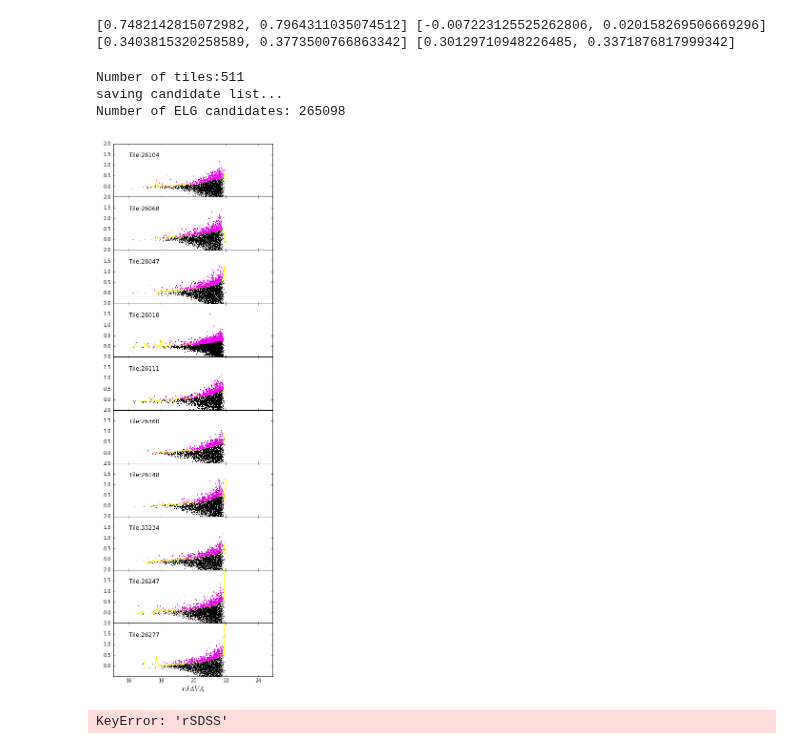
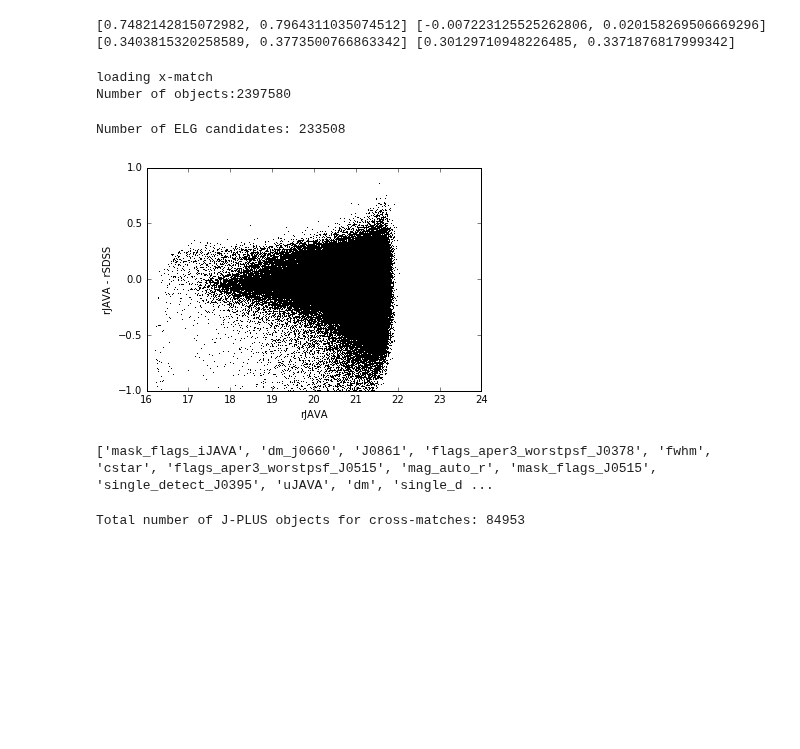
Before and after one commit to aaorsi/ELG_analysis, a Jupyter notebook: learn_ELGz.ipynb, the cells around one changed output. Cells and saved outputs as stored; diff of their text form; code cells hidden in the pictures; blank space fills up the shorter version.

```diff
--- a/learn_ELGz.ipynb
+++ b/learn_ELGz.ipynb
@@ -53,7 +55,7 @@ j-plus [INFO]: Fetching  J-PLUS filters
 # %%
 # Cross Match with SDSS Phot and add SDSS magnitudes to master, gal_jplus catalogue
 
-AddSDSSPhot = False # This adds SDSS magnitudes to xmatches with gal_jplus, but then removes the original gal_jplus and replaces it with the xmatches
+AddSDSSPhot = True # This adds SDSS magnitudes to xmatches with gal_jplus, but then removes the original gal_jplus and replaces it with the xmatches
 LoadSDSSxJPLUS = True # if False it will perform the cross match. Otherwise it reads a file
 
 xmfile = 'jplus_sdssphot.data'
@@ -96,12 +98,15 @@ if AddSDSSPhot:
 
         with open(xmfile,'wb') as outfile:
             pickle.dump(gal_jplus,outfile,protocol=pickle.HIGHEST_PROTOCOL)
+# %% [output]
+loading x-match
+Number of objects:2397580
 # %%
 # Compute sigma curves for each tile
 %matplotlib inline
-ComputeSigmas = True
+ComputeSigmas = False
 
-suff ='JAVA'
+suff ='SDSS'
 
 import pickle
 
@@ -153,48 +158,50 @@ else:
 
 print 'Number of ELG candidates: %d'%len(elg_cand['tile_id'])
 # %% [output]
-Number of tiles:511
-saving candidate list...
-Number of ELG candidates: 265098
+Number of ELG candidates: 233508
-[figure, removed]
 # %%
 %matplotlib inline
-import matplotlib.pyplot as plt
 
-plt.plot(elg_cand['rJAVA'][:,0],elg_cand['rJAVA'][:,0] - elg_cand['rSDSS'][:,0],'k,')
-plt.ylim([-1,1])
-plt.xlim([16,24])
-plt.xlabel('rJAVA')
-plt.ylabel('rJAVA - rSDSS')
+if suff == 'SDSS': # check cross-match by comparing rJAVA to rSDSS
+    import matplotlib.pyplot as plt
 
-plt.show()
+    plt.plot(elg_cand['rJAVA'][:,0],elg_cand['rJAVA'][:,0] - elg_cand['rSDSS'][:,0],'k,')
+    plt.ylim([-1,1])
+    plt.xlim([16,24])
+    plt.xlabel('rJAVA')
+    plt.ylabel('rJAVA - rSDSS')
 
-print elg_cand.keys()
+    plt.show()
+
+    print elg_cand.keys()
 # %% [output]
+[figure, added]
-KeyError: 'rSDSS'
+['mask_flags_iJAVA', 'dm_j0660', 'J0861', 'flags_aper3_worstpsf_J0378', 'fwhm', 'cstar', 'flags_aper3_worstpsf_J0515', 'mag_auto_r', 'mask_flags_J0515', 'single_detect_J0395', 'uJAVA', 'dm', 'single_d ...
 # %%
 
 # Choose which base catalogue to use when constructing the dataset
 dc = elg_cand
-suff = 'JAVA'
+suff = 'SDSS'
 
 dm = mtools.gen_3fm(dc['J0660'][:,0],
                     dc['r'+suff][:,0], dc['g'+suff][:,0],
                     Broad_NoLineName='g'+suff)
 
-mask = ((dm > 0.35) & # a minimum EW limit -- not sure what this corresponds to
+mask = ((dc['dm_j0660'] > 0.4) & # a minimum EW limit -- not sure what this corresponds to
         (dc['r'+suff][:,0] > 20) &  # remove most of H-alpha contaminants
         (dc['mask_flags_J0660'] == 0) & # no artifacts is J0660 photometry
         (dc['mask_flags_rJAVA'] == 0) &
         (dc['single_detect_J0660'] != 0) & # Objects are detected in both rJAVA and J0660
-        (1./dc['J0660'][:,1] > 5) &    # SNR of J0660 is above 5
-         (1./dc['r'+suff][:,1] > 5) &  # SNR of SDSS r-band is above 5
-        (1./dc['rJAVA'][:,1] > 5)     # also SNR of rJAVA is above 5
+        (1./dc['J0660'][:,1] > 3) &    # SNR of J0660 is above 5
+         (1./dc['r'+suff][:,1] > 3) &  # SNR of SDSS r-band is above 5
+        (1./dc['rJAVA'][:,1] > 3)     # also SNR of rJAVA is above 5
          )
 
 dcat = jplus.tools.select_object(dc, mask)
 
 print 'Total number of J-PLUS objects for cross-matches: %d'%len(dcat['tile_id'])
+# %% [output]
+Total number of J-PLUS objects for cross-matches: 84953
 # %%
 plt.hist(dcat['dm_j0660'], bins=20, color='green', alpha=0.5,range=[-2,2])
 
```
Also changed, not shown: parts of 34 cells of this notebook, 2 other files.
